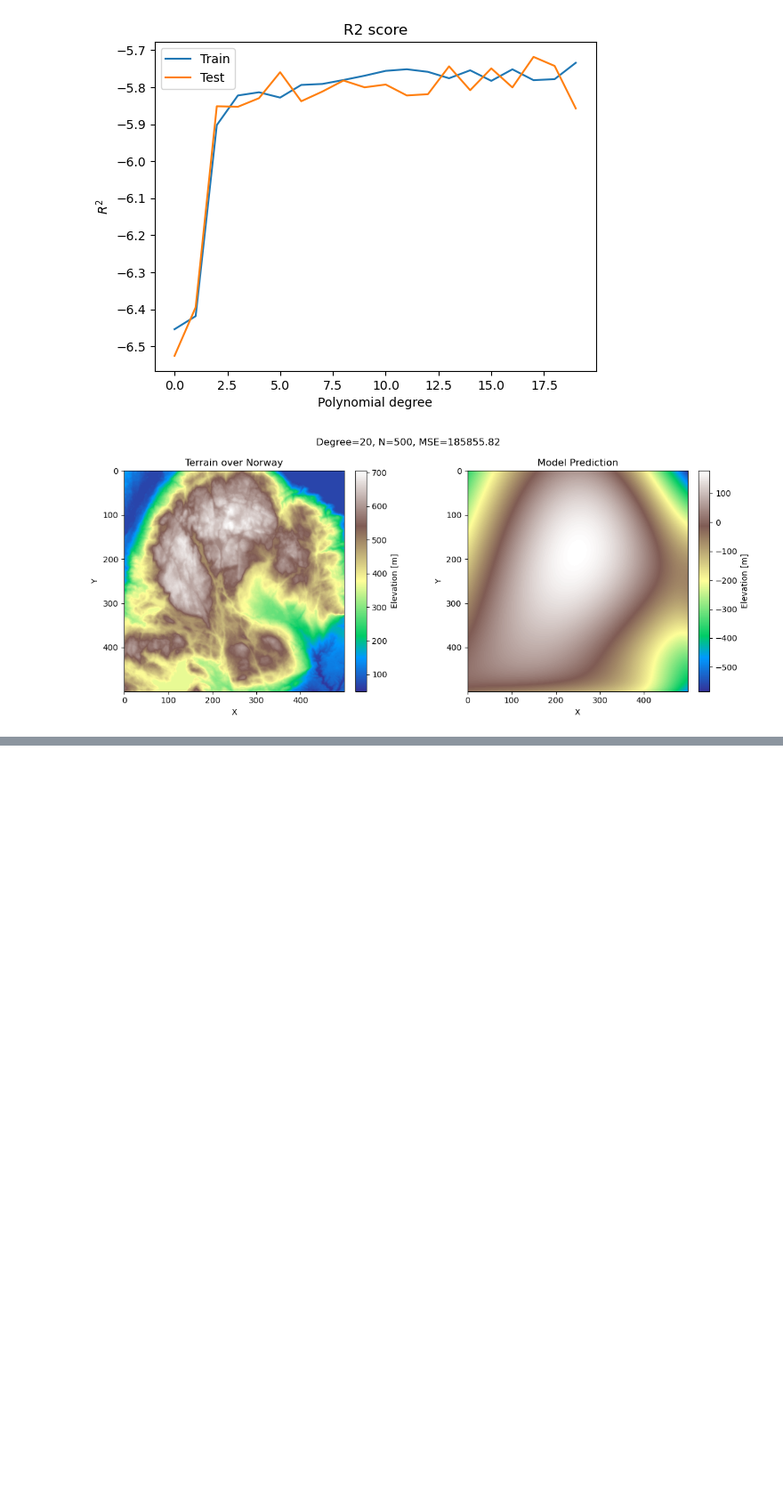
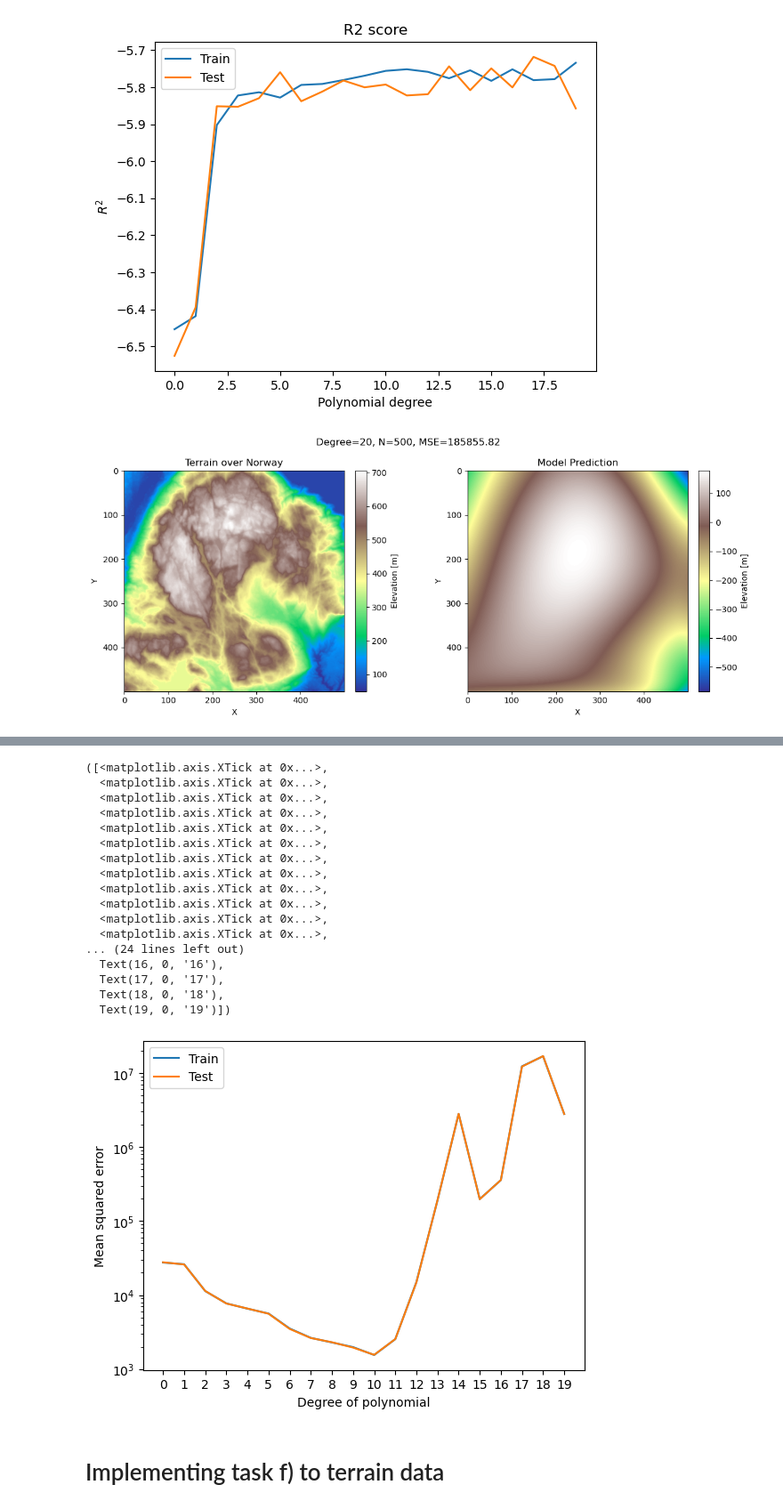
Before and after one commit to LassePladsen/FYS-STK3155-projects, a Jupyter notebook: project1/source_code/part_g_real_data.ipynb, the cells around one changed output, grey strips where cells are left out. Shown at 89% size. Cells and saved outputs as stored; diff of their text form; code cells hidden in the pictures; blank space fills up the shorter version.

Commit message:
implemented task e in part g absolute WAFFLE

```diff
--- a/project1/source_code/part_g_real_data.ipynb
+++ b/project1/source_code/part_g_real_data.ipynb
@@ -646,0 +684,72 @@ plt.show()
+# %%
+# PARAMETERS
+N = 500  # number of data points
+maxdegree = 20  # max polynomial degree for plotting
+
+# Creates mesh of image pixels
+z = terrain[:N, :N]
+x = np.linspace(0, 1, np.shape(z)[0])
+y = np.linspace(0, 1, np.shape(z)[1])
+x, y = np.meshgrid(x,y)
+
+x_flat = x.flatten()
+y_flat = y.flatten()
+z_flat = z.flatten()
+
+degrees = np.arange(maxdegree)
+train_mse = np.empty(degrees.shape)
+test_mse = np.empty_like(train_mse)
+
+
+# Then loop over the degrees again to do the mean error calculations
+for degree in degrees:
+    # tell the model what degree of polynomial we want
+    polynomial_model = PolynomialFeatures(degree)
+
+    # use the package to create a design matrix for a second degree polynomial
+    # by converting x to a column vector
+    # the flattened x and y arrays are stacked side by side to be passed into
+    # PolynomialFeatures.fit_transform to create our design matrix
+    features = np.column_stack((x_flat, y_flat))
+    X = polynomial_model.fit_transform(features)
+
+    # Split in training and test data up to the given degree
+    X_train, X_test, z_train, z_test = train_test_split(X, z_flat, test_size=0.2)
+
+    # OLS regression
+    beta = np.linalg.inv(X_train.T @ X_train) @ X_train.T @ z_train
+    z_tilde = X_train @ beta
+    z_predict = X_test @ beta
+
+    # Store MSE vals
+    train_mse[degree] = MSE(z_train, z_tilde)
+    test_mse[degree] = MSE(z_test, z_predict)
+
+# Plotting
+plt.plot(degrees, train_mse, label="Train")
+plt.plot(degrees, test_mse, label="Test")
+plt.legend()
+plt.xlabel("Degree of polynomial")
+plt.ylabel("Mean squared error")
+plt.yscale("log")
+plt.xticks(degrees)
+#plt.savefig(FIGURES_DIR / "part_e_bias_variance_hastie.png")
+# %% [output]
+([<matplotlib.axis.XTick at 0x...>,
+  <matplotlib.axis.XTick at 0x...>,
+  <matplotlib.axis.XTick at 0x...>,
+  <matplotlib.axis.XTick at 0x...>,
+  <matplotlib.axis.XTick at 0x...>,
+  <matplotlib.axis.XTick at 0x...>,
+  <matplotlib.axis.XTick at 0x...>,
+  <matplotlib.axis.XTick at 0x...>,
+  <matplotlib.axis.XTick at 0x...>,
+  <matplotlib.axis.XTick at 0x...>,
+  <matplotlib.axis.XTick at 0x...>,
+  <matplotlib.axis.XTick at 0x...>,
+... (24 lines left out)
+  Text(16, 0, '16'),
+  Text(17, 0, '17'),
+  Text(18, 0, '18'),
+  Text(19, 0, '19')])
+[figure, added]
@@ -646,0 +833,2 @@ plt.show()
+# %% [markdown]
+# Implementing task f) to terrain data
```
Also changed, not shown: parts of 5 cells of this notebook, 1 other file.
